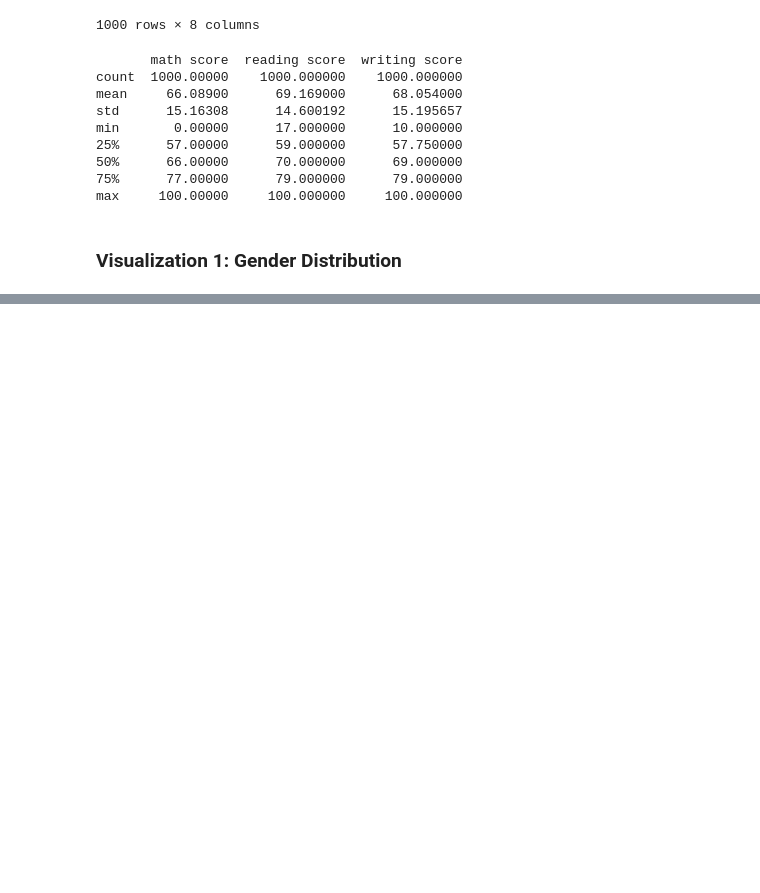
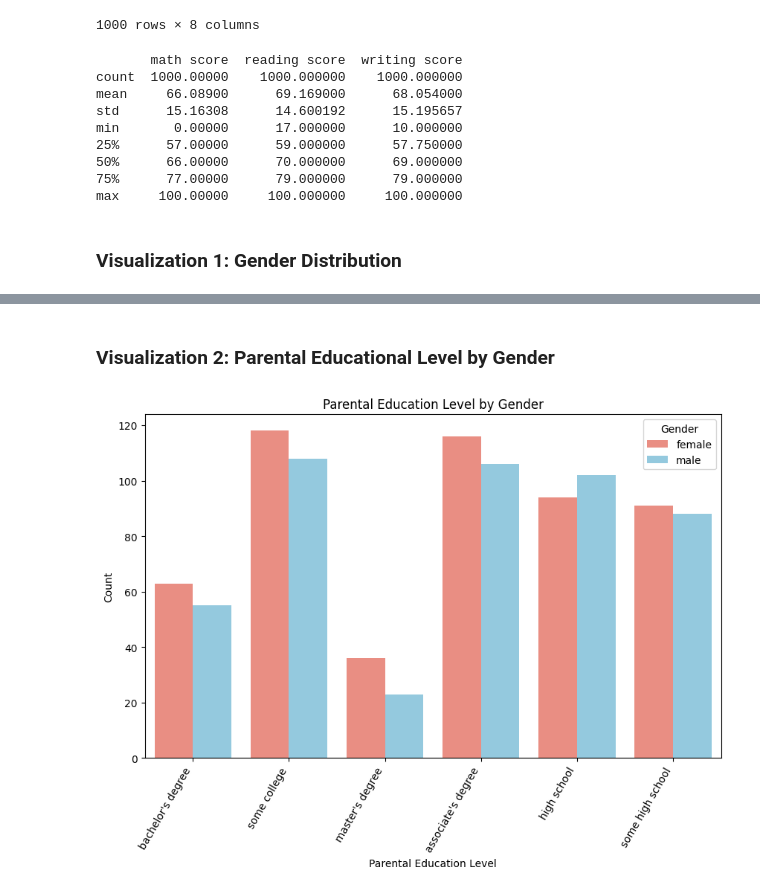
Before and after one commit to GauravBachu/PDS_Assignment-1, a Jupyter notebook: student_performace_Q2/src/Q2.ipynb, the cells around one changed output, grey strips where cells are left out. Drawn from its saved outputs; the diff is of its cells as text; code cells hidden in the pictures; blank space fills up the shorter version.

Commit message:
Visualization 2 : Parental Education Level by Gender

```diff
--- a/student_performace_Q2/src/Q2.ipynb
+++ b/student_performace_Q2/src/Q2.ipynb
@@ -55 +52,17 @@ Passing `palette` without assigning `hue` is deprecated and will be removed in v
 [figure]
+# %% [markdown]
+### Visualization 2: Parental Educational Level by Gender
+# %%
+colors = {'male': 'skyblue', 'female': 'salmon'}
+plt.figure(figsize=(10, 6))
+sns.countplot(data=data_set, x='parental level of education', palette=colors, hue='gender')
+plt.title('Parental Education Level by Gender')
+plt.xlabel('Parental Education Level')
+plt.ylabel('Count')
+plt.xticks(rotation=60, ha='right')
+plt.legend(title='Gender')
+plt.savefig("../results/parents_education_levels.png")
+
+plt.show()
+# %% [output]
+[figure, added]
```
Also changed, not shown: parts of 1 cell of this notebook, 1 other file.
